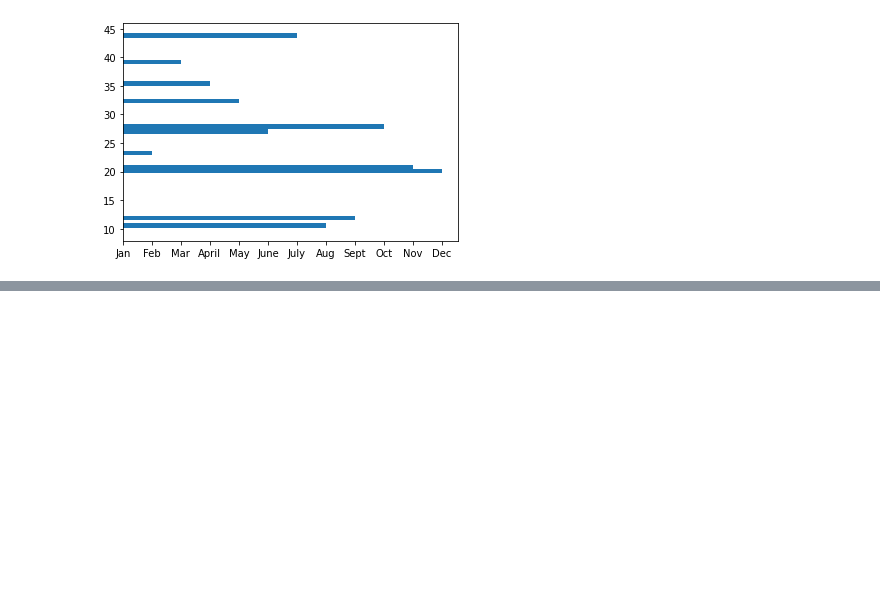
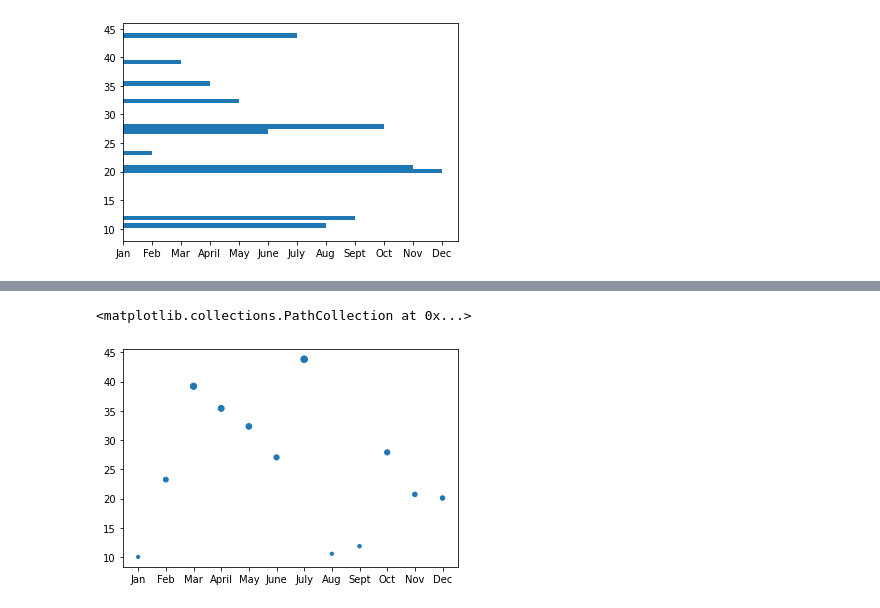
Before and after one commit to andrewykin/PyBer_Analysis, a Jupyter notebook: matplotlib_practice.ipynb, the cells around one changed output, grey strips where cells are left out. Cells and saved outputs as stored; diff of their text form; code cells hidden in the pictures; blank space fills up the shorter version.

```diff
--- a/matplotlib_practice.ipynb
+++ b/matplotlib_practice.ipynb
@@ -204,0 +231,5 @@ ax.barh(y_axis, x_axis)
+# %%
+plt.scatter(x_axis, y_axis, s=y_axis)
+# %% [output]
+<matplotlib.collections.PathCollection at 0x...>
+[figure, added]
```
Also changed, not shown: parts of 24 cells of this notebook, 3 other files.
